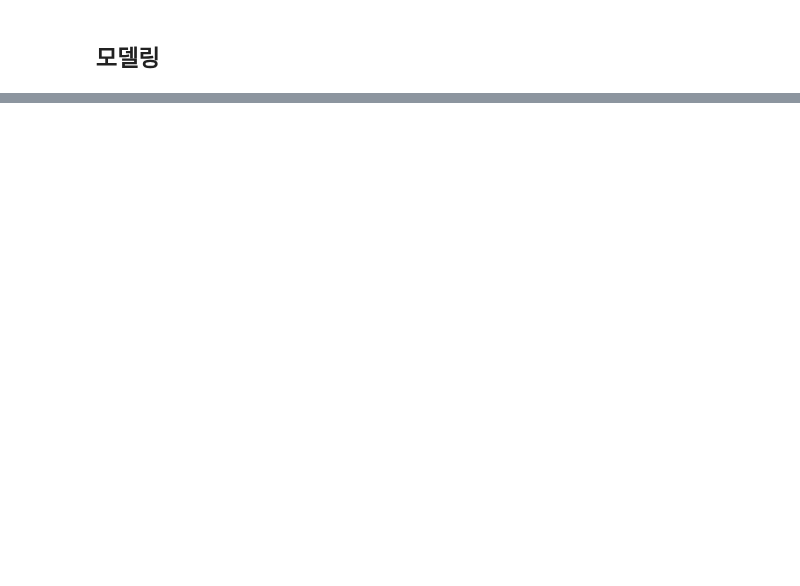
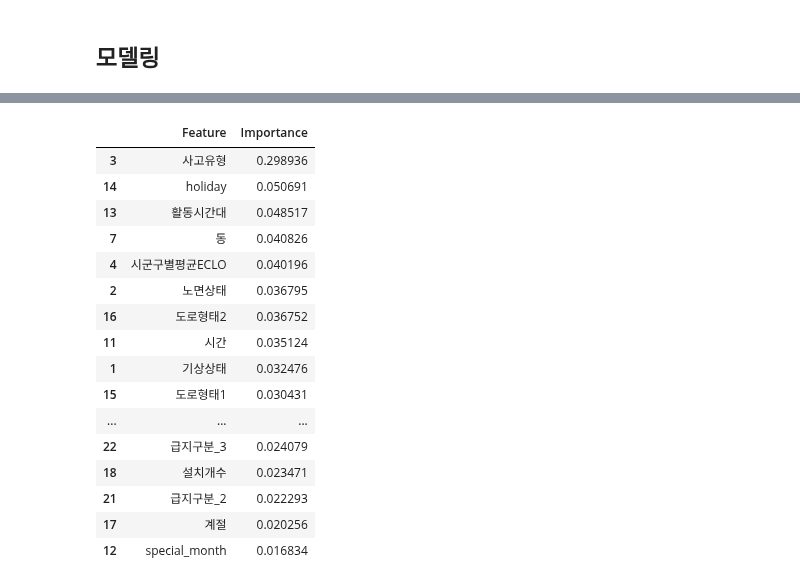
Before and after one commit to tgwon/ai4ml, a Jupyter notebook: project/modeling.ipynb, the cells around one changed output, grey strips where cells are left out. Cells and saved outputs as stored; diff of their text form; code cells hidden in the pictures; blank space fills up the shorter version.

```diff
--- a/project/modeling.ipynb
+++ b/project/modeling.ipynb
@@ -234,7 +236,8 @@ x_train, x_val, y_train, y_val = train_test_split(X, y, test_size=0.3, random_st
 # %%
+# 음수 문제 때문에 clip 사용
 from sklearn.metrics import mean_squared_log_error
-def rmsle(y_true,y_pred):
-    return mean_squared_log_error(y_true,y_pred) ** 0.5
+def rmsle(y_true, y_pred):
+    return np.sqrt(mean_squared_log_error(np.clip(y_true, 0, None), np.clip(y_pred, 0, None)))
 # %%
 import optuna
 import xgboost as xgb
@@ -257,17 +260,19 @@ def objectiveXGB(trial: Trial, X, y, test):
         'subsample': trial.suggest_categorical('subsample', [0.6,0.7,0.8,1.0] ),
         'random_state': 42
     }
-    X_train, X_test, y_train, y_test = train_test_split(X, y, test_size=0.1, random_state=42)
+    X_train, X_test, y_train, y_test = train_test_split(X, y, test_size=0.2, random_state=42)
 
 
-    model = xgb.XGBRegressor(**param)
+    model = xgb.XGBRegressor(**param,
+                             objective = "reg:squaredlogerror",
+                             eval_metric = rmsle)
     xgb_model = model.fit(X_train, y_train, verbose=False, eval_set=[(X_test, y_test)])
     score = rmsle(xgb_model.predict(X_test), y_test)
 
     return score
 # %%
 def train(model):
-    X_train, X_test, y_train, y_test = train_test_split(X, y, test_size=0.1, random_state=42)
+    X_train, X_test, y_train, y_test = train_test_split(X, y, test_size=0.2, random_state=42)
 
     model = model.fit(X_train, y_train, early_stopping_rounds=100, verbose=False, eval_set=[(X_test, y_test)])
     score = rmsle(model.predict(X_train), y_train)
@@ -275,11 +280,11 @@ def train(model):
     return model
 # %%
 study = optuna.create_study(direction='minimize',sampler=TPESampler())
-study.optimize(lambda trial : objectiveXGB(trial, X,  y, X_test), n_trials=50)
+study.optimize(lambda trial : objectiveXGB(trial, X,  y, x_val), n_trials=50)
 print('Best trial: score {},\nparams {}'.format(study.best_trial.value,study.best_trial.params))
 
 best_param = study.best_trial.params
 xgbReg = train(xgb.XGBRegressor(**best_param, tree_method='gpu_hist', random_state=42, predictor='gpu_predictor', learning_rate=0.01, nthread=-1))
 
-# score : 0.44280497666105884
+# score :
 # %% [output]
@@ -334,3 +337,28 @@ optuna.visualization.plot_contour(
 )
 # %% [output]
 [interactive output not drawn]
+# %%
+# Display feature importances
+feature_importances = xgbReg.feature_importances_
+feature_names = X.columns
+feature_importance_df = pd.DataFrame({'Feature': feature_names, 'Importance': feature_importances})
+feature_importance_df = feature_importance_df.sort_values(by='Importance', ascending=False)
+feature_importance_df
+# %% [output]
+|  | Feature | Importance |
+| 3 | 사고유형 | 0.298936 |
+| 14 | holiday | 0.050691 |
+| 13 | 활동시간대 | 0.048517 |
+| 7 | 동 | 0.040826 |
+| 4 | 시군구별평균ECLO | 0.040196 |
+| 2 | 노면상태 | 0.036795 |
+| 16 | 도로형태2 | 0.036752 |
+| 11 | 시간 | 0.035124 |
+| 1 | 기상상태 | 0.032476 |
+| 15 | 도로형태1 | 0.030431 |
+| ... | ... | ... |
+| 22 | 급지구분_3 | 0.024079 |
+| 18 | 설치개수 | 0.023471 |
+| 21 | 급지구분_2 | 0.022293 |
+| 17 | 계절 | 0.020256 |
+| 12 | special_month | 0.016834 |
```
Also changed, not shown: parts of 12 cells of this notebook.
